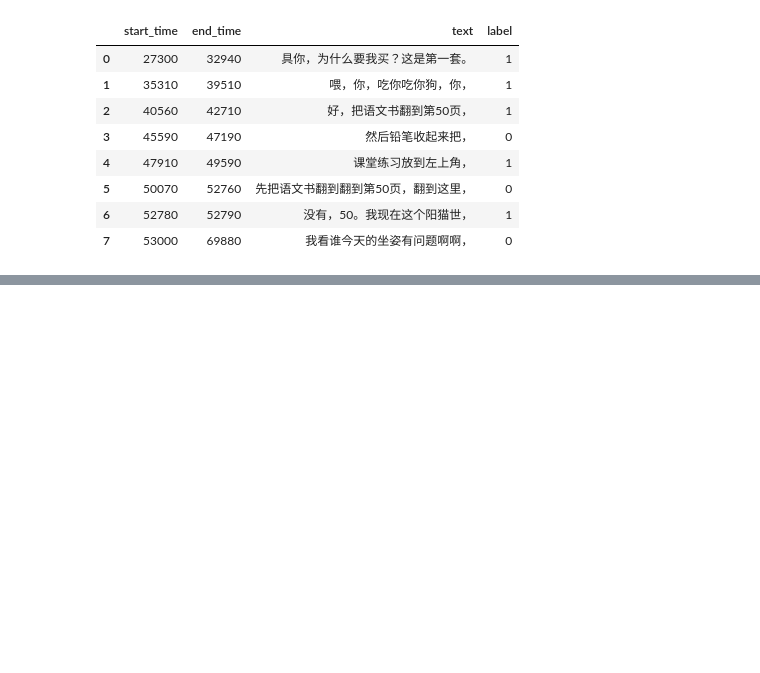
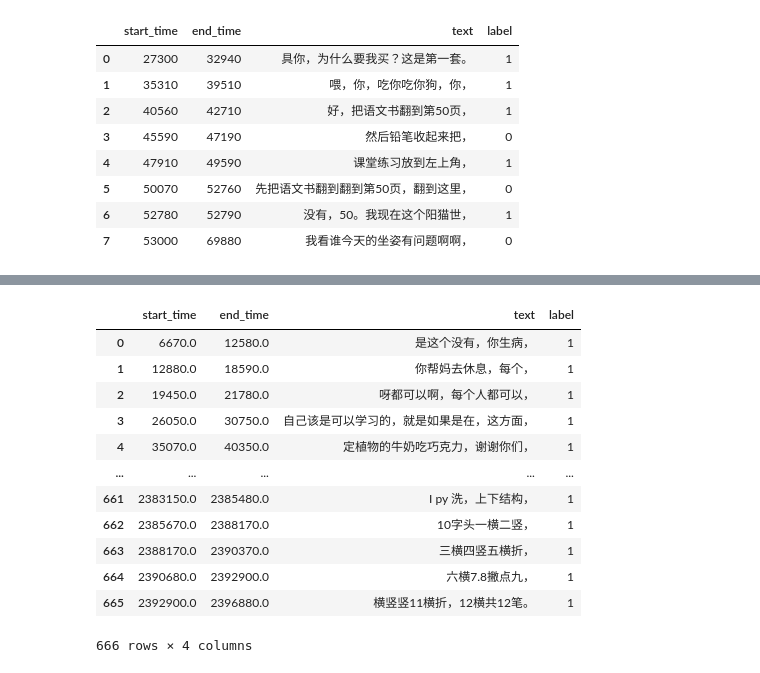
Before and after one commit to yimengmiao/theme_extraction, a Jupyter notebook: test.ipynb, the cells around one changed output, grey strips where cells are left out. Cells and saved outputs as stored; diff of their text form; code cells hidden in the pictures; blank space fills up the shorter version.

```diff
--- a/test.ipynb
+++ b/test.ipynb
@@ -713,0 +741,18 @@ pd.DataFrame(text)
+# %%
+df = pd.read_excel("data/original_data/726.xlsx")
+# %%
+df
+# %% [output]
+|  | start_time | end_time | text | label |
+| 0 | 6670.0 | 12580.0 | 是这个没有，你生病， | 1 |
+| 1 | 12880.0 | 18590.0 | 你帮妈去休息，每个， | 1 |
+| 2 | 19450.0 | 21780.0 | 呀都可以啊，每个人都可以， | 1 |
+| 3 | 26050.0 | 30750.0 | 自己该是可以学习的，就是如果是在，这方面， | 1 |
+| 4 | 35070.0 | 40350.0 | 定植物的牛奶吃巧克力，谢谢你们， | 1 |
+| ... | ... | ... | ... | ... |
+| 661 | 2383150.0 | 2385480.0 | I py 洗，上下结构， | 1 |
+| 662 | 2385670.0 | 2388170.0 | 10字头一横二竖， | 1 |
+| 663 | 2388170.0 | 2390370.0 | 三横四竖五横折， | 1 |
+| 664 | 2390680.0 | 2392900.0 | 六横7.8撇点九， | 1 |
+| 665 | 2392900.0 | 2396880.0 | 横竖竖11横折，12横共12笔。 | 1 |
+666 rows × 4 columns
```
Also changed, not shown: parts of 5 cells of this notebook, 14 other files.
